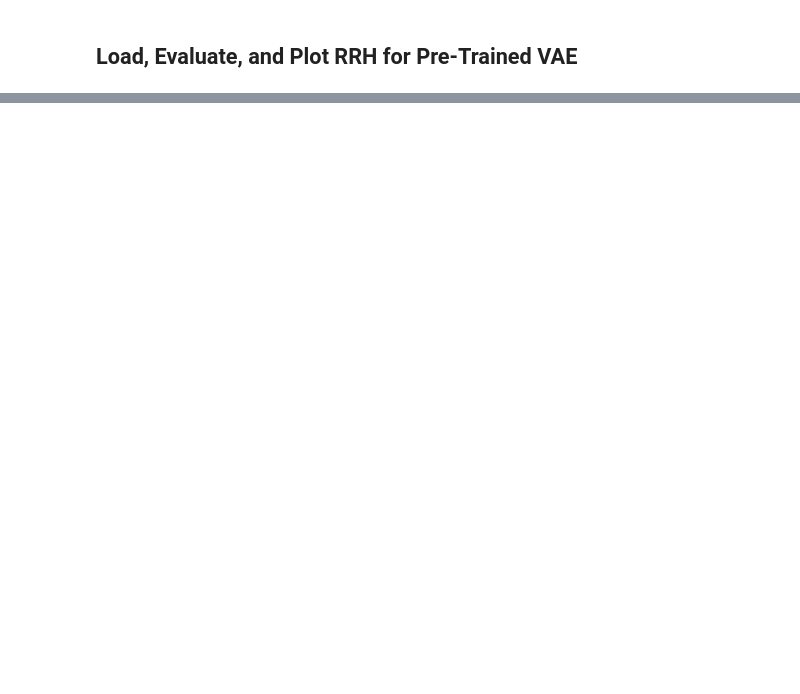
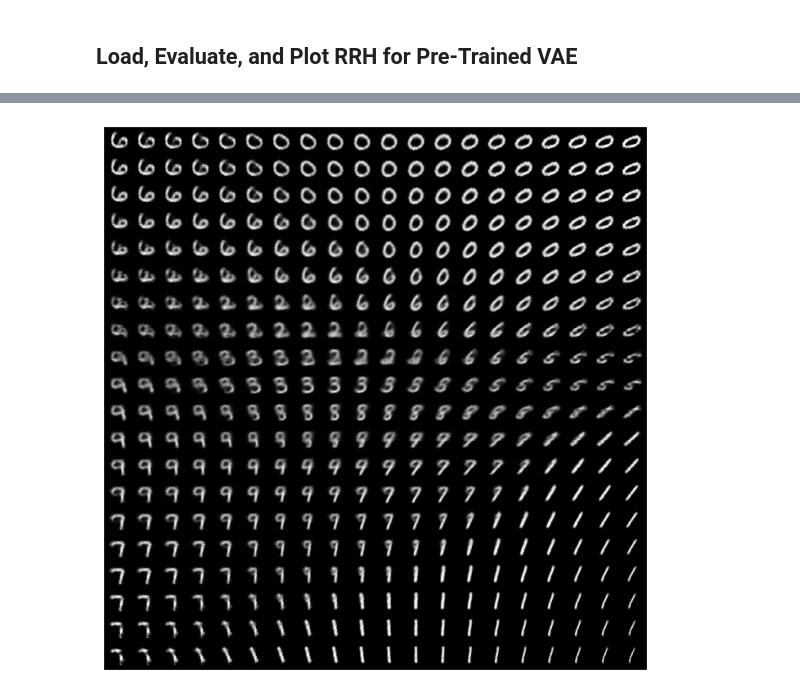
Before and after one commit to harvey2phase/rrh-MNIST, a Jupyter notebook: RRH_MNIST.ipynb, the cells around one changed output, grey strips where cells are left out. Cells and saved outputs as stored; diff of their text form; code cells hidden in the pictures; blank space fills up the shorter version.

Commit message:
added latent visualization

```diff
--- a/RRH_MNIST.ipynb
+++ b/RRH_MNIST.ipynb
@@ -479,0 +512,3 @@ Training: 1, 2, 3,
+# %%
+vae1 = train_one_model()
+vae2 = train_one_model()
@@ -509,0 +571,43 @@ plot_rrh(gammas, alphas, betas)
+# %%
+def to_img(x):
+    x = x.clamp(0, 1)
+    return x
+
+def show_image(img):
+    img = to_img(img)
+    npimg = img.numpy()
+    plt.imshow(np.transpose(npimg, (1, 2, 0)))
+
+def visualize_latent_space(vae):
+    vae.eval()
+
+    bound = 2.5
+    nsteps = 20
+    with torch.no_grad():
+        latent_x = np.linspace(-bound,bound,nsteps)
+        latent_y = np.linspace(-bound,bound,nsteps)
+        latents = torch.FloatTensor(len(latent_x), len(latent_y), 2)
+        for i, lx in enumerate(latent_x):
+            for j, ly in enumerate(latent_y):
+                latents[j, i, 0] = lx
+                latents[j, i, 1] = ly
+        latents = latents.view(-1, 2) # flatten grid into a batch
+
+        # reconstruct images from the latent vectors
+        latents = latents.to(device)
+        image_recon = vae.decoder(latents)
+        image_recon = image_recon.cpu()
+
+        fig, ax = plt.subplots(figsize=(10, 10))
+        show_image(
+            torchvision.utils.make_grid(
+                image_recon.data[:int(nsteps**2)], nsteps, 5,
+            )
+        )
+        ax.set_xticks([]); ax.set_xticklabels([])
+        ax.set_yticks([]); ax.set_yticklabels([])
+        #plt.savefig("latent-space-map.pdf", bbox_inches="tight")
+# %%
+visualize_latent_space(vae1)
+# %% [output]
+[figure, added]
```
Also changed, not shown: parts of 26 cells of this notebook.
